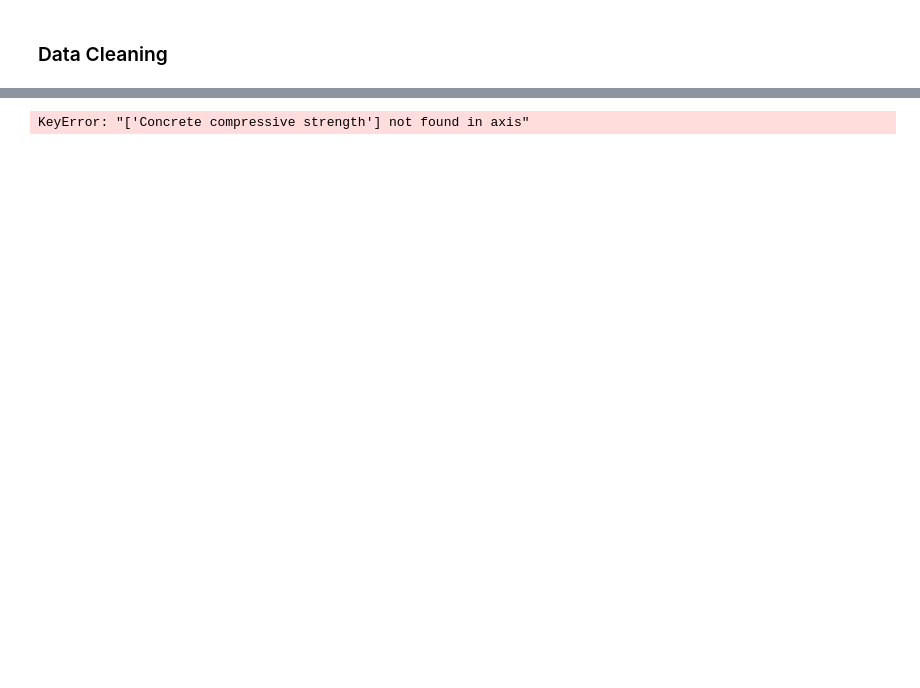
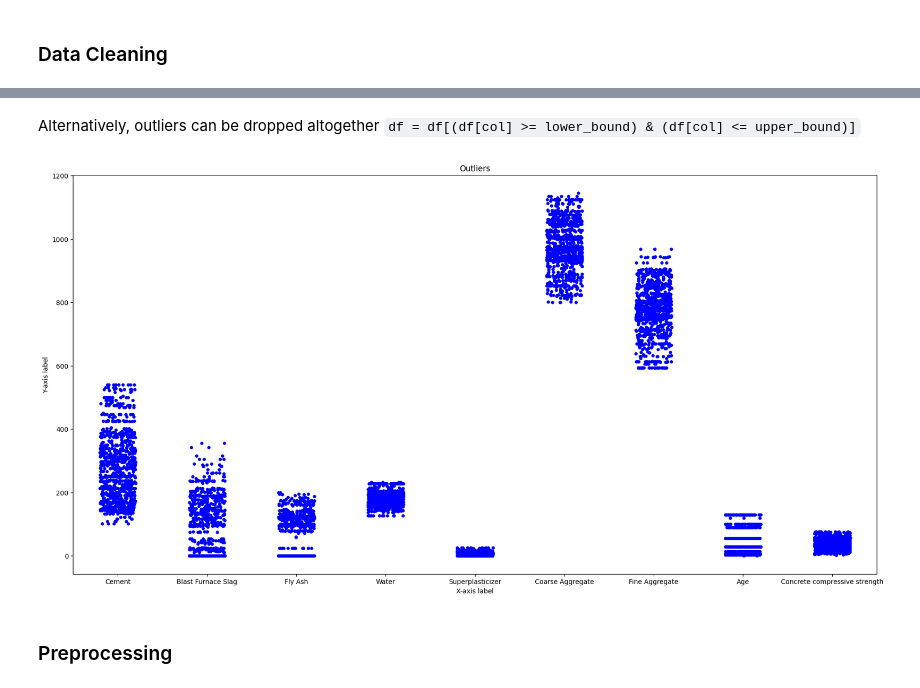
Before and after one commit to AleezaAdnan/Getting-Started-With-ML, a Jupyter notebook: Core Learning Algorithms/Supervised Learning/SVR.ipynb, the cells around one changed output, grey strips where cells are left out. Drawn from its saved outputs; the diff is of its cells as text; code cells hidden in the pictures; blank space fills up the shorter version.

```diff
--- a/Core Learning Algorithms/Supervised Learning/SVR.ipynb
+++ b/Core Learning Algorithms/Supervised Learning/SVR.ipynb
@@ -64,7 +65,41 @@ plt.show()
+# %%
+# Handling outliers with IQR and capping
+
+Q1 = df.quantile(0.25)
+Q3 = df.quantile(0.75)
+IQR = Q3 - Q1
+
+for col in df.columns:
+    if df[col].dtype in ['float64', 'int64']:
+        lower_bound = Q1[col] - 1.5 * IQR[col]
+        upper_bound = Q3[col] + 1.5 * IQR[col]
+
+        # Apply the capping
+        df[col] = np.where(df[col] < lower_bound, lower_bound, df[col])
+        df[col] = np.where(df[col] > upper_bound, upper_bound, df[col])
+# %% [markdown]
+Alternatively, outliers can be dropped altogether
+`
+df = df[(df[col] >= lower_bound) & (df[col] <= upper_bound)]
+`
+# %%
+# visualising data points to observe changes after capping
+import seaborn as sns
+plt.figure(figsize=(22, 11))
+
+sns.stripplot(data=df, color="blue", jitter=0.2, size=5)
+
+plt.title("Outliers")
+plt.xlabel("X-axis label")
+plt.ylabel("Y-axis label")
+
+plt.show()
+# %% [output]
+[figure, added]
+# %% [markdown]
+### Preprocessing
 # %%
 X= df.drop(columns="Concrete compressive strength")
-
+y= df['Concrete compressive strength']
 scaler = RobustScaler()
 X_scaled = scaler.fit_transform(X)
-# %% [output]
-KeyError: "['Concrete compressive strength'] not found in axis"
```
Also changed, not shown: parts of 13 cells of this notebook, 1 other file.
